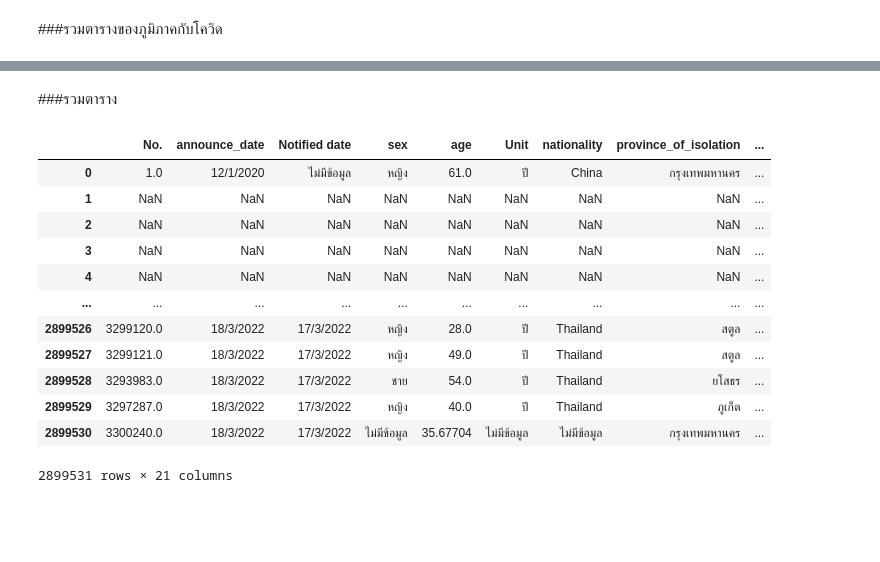
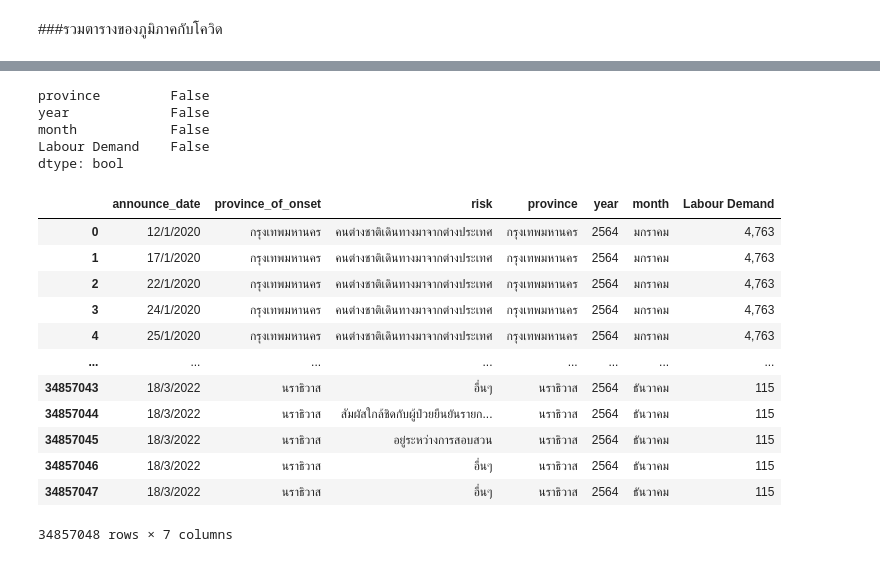
Before and after one commit to pondbaahh/data_viz_2022, a Jupyter notebook: Final_Project.ipynb, the cells around one changed output, grey strips where cells are left out. Saved outputs shown, nothing was run; the diff lists cells and outputs as text; code cells hidden in the pictures; blank space fills up the shorter version.

```diff
--- a/Final_Project.ipynb
+++ b/Final_Project.ipynb
@@ -480,0 +573,3 @@ case_pro
+# %%
+smaller_table = case_pro[['announce_date','province_of_onset','risk']]  #เลือกมาเฉพาะชื่อคอลัมน์ที่ต้องการ  เป็น list ลำดับมีความสำคัญ
+smaller_table
@@ -481,2 +590,3 @@ case_pro
 # %%
-covid_death = pd.read_csv(os.path.join(path, 'covid_death.csv'))
+data_Labour = pd.read_csv(os.path.join(path,'Labour-Demand.csv'))
+data_Labour
@@ -518,19 +607,25 @@ covid_death2
-# %% [markdown]
-###รวมตาราง
+# %%
+data_Labour.isnull().any()
+# %% [output]
+province         False
+year             False
+month            False
+Labour Demand    False
+dtype: bool
 # %%
-case_pro1 =  case_pro.merge(covid_death2,how='right',left_on='announce_date',right_on = 'date')
-case_pro1
+case_pro22=  smaller_table.merge(data_Labour,how='right',left_on='province_of_onset',right_on = 'province')
+case_pro22
 # %% [output]
-|  | No. | announce_date | Notified date | sex | age | Unit | nationality | province_of_isolation | ... |
-| 0 | 1.0 | 12/1/2020 | ไม่มีข้อมูล | หญิง | 61.0 | ปี | China | กรุงเทพมหานคร | ... |
-| 1 | NaN | NaN | NaN | NaN | NaN | NaN | NaN | NaN | ... |
-| 2 | NaN | NaN | NaN | NaN | NaN | NaN | NaN | NaN | ... |
-| 3 | NaN | NaN | NaN | NaN | NaN | NaN | NaN | NaN | ... |
-| 4 | NaN | NaN | NaN | NaN | NaN | NaN | NaN | NaN | ... |
-| ... | ... | ... | ... | ... | ... | ... | ... | ... | ... |
-| 2899526 | 3299120.0 | 18/3/2022 | 17/3/2022 | หญิง | 28.0 | ปี | Thailand | สตูล | ... |
-| 2899527 | 3299121.0 | 18/3/2022 | 17/3/2022 | หญิง | 49.0 | ปี | Thailand | สตูล | ... |
-| 2899528 | 3293983.0 | 18/3/2022 | 17/3/2022 | ชาย | 54.0 | ปี | Thailand | ยโสธร | ... |
-| 2899529 | 3297287.0 | 18/3/2022 | 17/3/2022 | หญิง | 40.0 | ปี | Thailand | ภูเก็ต | ... |
-| 2899530 | 3300240.0 | 18/3/2022 | 17/3/2022 | ไม่มีข้อมูล | 35.67704 | ไม่มีข้อมูล | ไม่มีข้อมูล | กรุงเทพมหานคร | ... |
+|  | announce_date | province_of_onset | risk | province | year | month | Labour Demand |
+| 0 | 12/1/2020 | กรุงเทพมหานคร | คนต่างชาติเดินทางมาจากต่างประเทศ | กรุงเทพมหานคร | 2564 | มกราคม | 4,763 |
+| 1 | 17/1/2020 | กรุงเทพมหานคร | คนต่างชาติเดินทางมาจากต่างประเทศ | กรุงเทพมหานคร | 2564 | มกราคม | 4,763 |
+| 2 | 22/1/2020 | กรุงเทพมหานคร | คนต่างชาติเดินทางมาจากต่างประเทศ | กรุงเทพมหานคร | 2564 | มกราคม | 4,763 |
+| 3 | 24/1/2020 | กรุงเทพมหานคร | คนต่างชาติเดินทางมาจากต่างประเทศ | กรุงเทพมหานคร | 2564 | มกราคม | 4,763 |
+| 4 | 25/1/2020 | กรุงเทพมหานคร | คนต่างชาติเดินทางมาจากต่างประเทศ | กรุงเทพมหานคร | 2564 | มกราคม | 4,763 |
+| ... | ... | ... | ... | ... | ... | ... | ... |
+| 34857043 | 18/3/2022 | นราธิวาส | อื่นๆ | นราธิวาส | 2564 | ธันวาคม | 115 |
+| 34857044 | 18/3/2022 | นราธิวาส | สัมผัสใกล้ชิดกับผู้ป่วยยืนยันรายก... | นราธิวาส | 2564 | ธันวาคม | 115 |
+| 34857045 | 18/3/2022 | นราธิวาส | อยู่ระหว่างการสอบสวน | นราธิวาส | 2564 | ธันวาคม | 115 |
+| 34857046 | 18/3/2022 | นราธิวาส | อื่นๆ | นราธิวาส | 2564 | ธันวาคม | 115 |
+| 34857047 | 18/3/2022 | นราธิวาส | อื่นๆ | นราธิวาส | 2564 | ธันวาคม | 115 |
-2899531 rows × 21 columns
+34857048 rows × 7 columns
```
Also changed, not shown: parts of 13 cells of this notebook.
